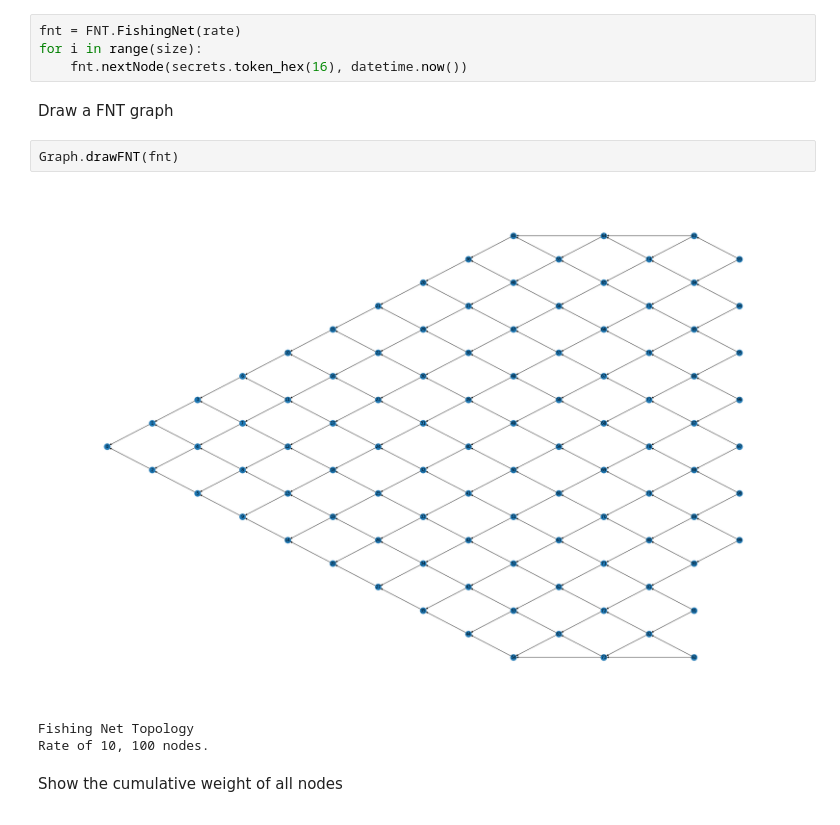
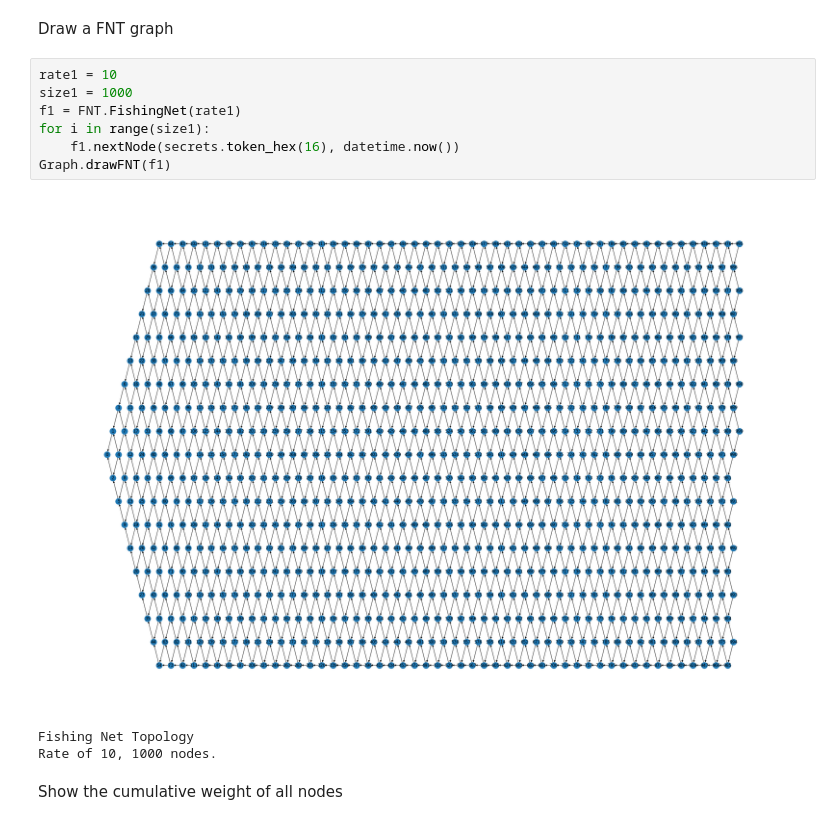
Before and after one commit to Hongwei-Z/FishingNetTopology, a Jupyter notebook: ExperimentChart.ipynb, the cells around one changed output. Saved outputs shown, nothing was run; the diff lists cells and outputs as text.

```diff
--- a/ExperimentChart.ipynb
+++ b/ExperimentChart.ipynb
@@ -15,14 +8,15 @@ Create a FishingNet, add nodes
-# %%
-fnt = FNT.FishingNet(rate)
-for i in range(size):
-    fnt.nextNode(secrets.token_hex(16), datetime.now())
 # %% [markdown]
 Draw a FNT graph
-# %%
-Graph.drawFNT(fnt)
-# %% [output]
-[figure, removed]
-Fishing Net Topology
-Rate of 10, 100 nodes.
+# %%
+rate1 = 10
+size1 = 1000
+f1 = FNT.FishingNet(rate1)
+for i in range(size1):
+    f1.nextNode(secrets.token_hex(16), datetime.now())
+Graph.drawFNT(f1)
+# %% [output]
+[figure, added]
+Fishing Net Topology
+Rate of 10, 1000 nodes.
 # %% [markdown]
 Show the cumulative weight of all nodes
```
Also changed, not shown: parts of 14 cells of this notebook, 4 other files.
